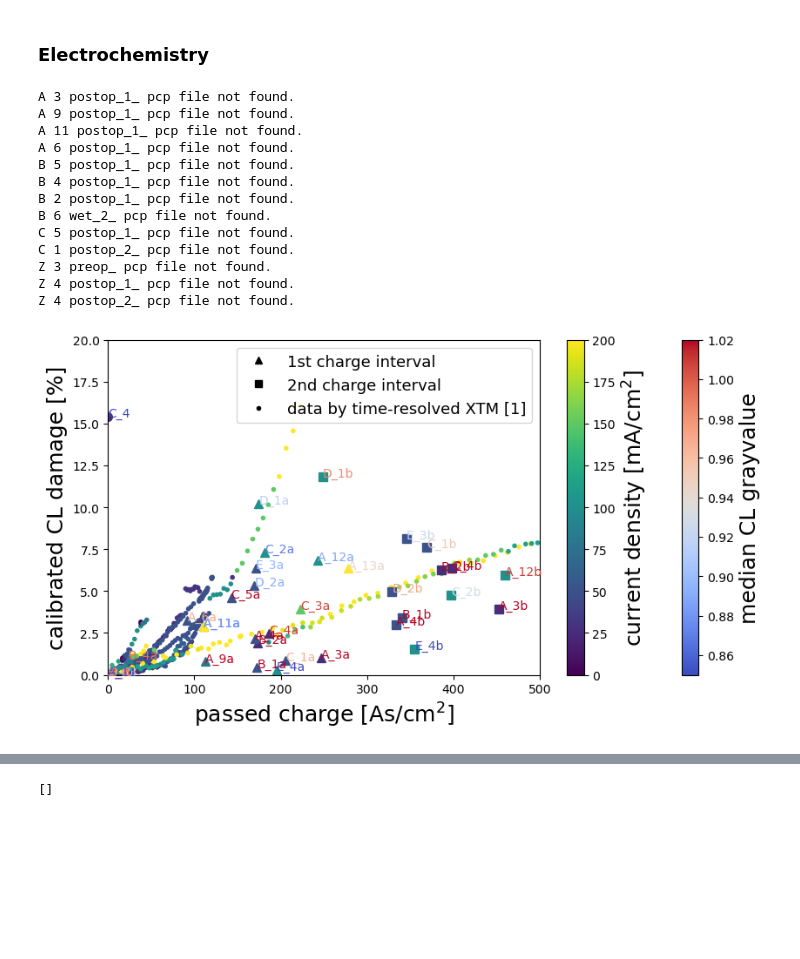
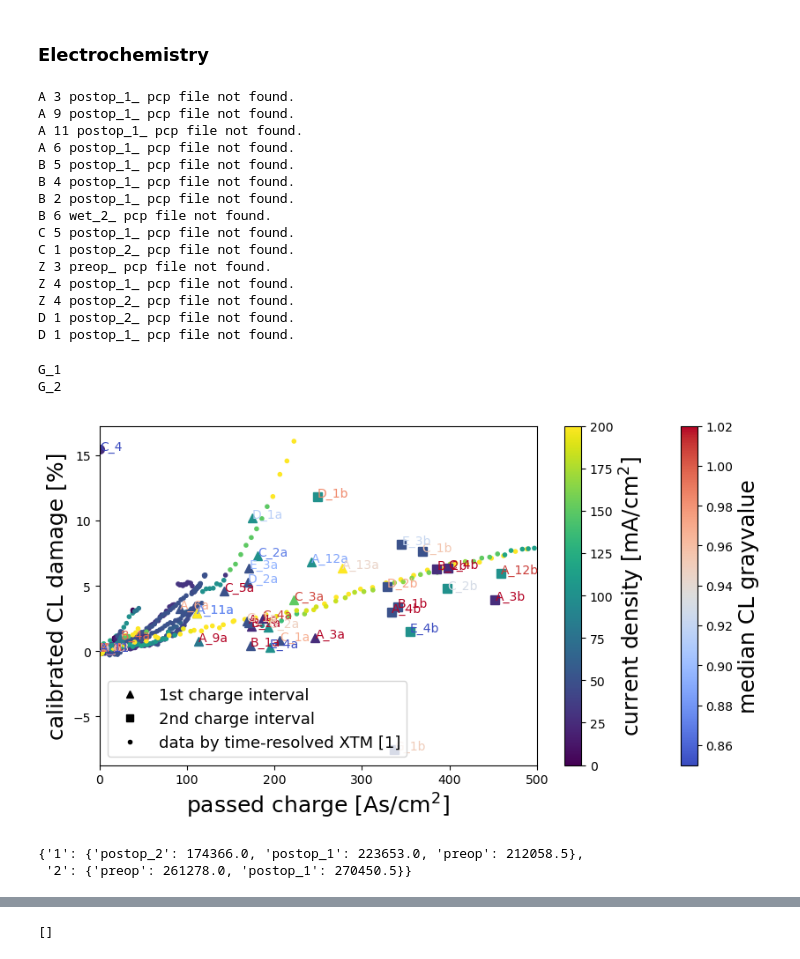
Before and after one commit to Pescatore23/coely_postmortem, a Jupyter notebook: CL_damage.ipynb, the cells around one changed output, grey strips where cells are left out. Saved outputs shown, nothing was run; the diff lists cells and outputs as text; code cells hidden in the pictures; blank space fills up the shorter version.

Commit message:
own training for G series

```diff
--- a/CL_damage.ipynb
+++ b/CL_damage.ipynb
@@ -282,6 +267,9 @@ raw_file_dict = get_raw_files('A',raw_file_dict)
 raw_file_dict = get_raw_files('B',raw_file_dict)
 raw_file_dict =get_raw_files('C',raw_file_dict)
 raw_file_dict =get_raw_files('Z',raw_file_dict)
+raw_file_dict =get_raw_files('D',raw_file_dict)
+raw_file_dict =get_raw_files('E',raw_file_dict)
+raw_file_dict =get_raw_files('G',raw_file_dict)
 # %% [output]
 A 3 postop_1_ pcp file not found.
 A 9 postop_1_ pcp file not found.
@@ -296,6 +284,8 @@ C 1 postop_2_ pcp file not found.
 Z 3 preop_ pcp file not found.
 Z 4 postop_1_ pcp file not found.
 Z 4 postop_2_ pcp file not found.
+D 1 postop_2_ pcp file not found.
+D 1 postop_1_ pcp file not found.
 # %%
 raw_file_dict['A']['3']['postop_1_'] = '/mnt/nas_nanotomData/CT_Data_PSI/FR54/2023_COELY_postmortem/A_series/A_3/A_1_postop_1/A_1_postop_1_.pcp'
 raw_file_dict['A']['9']['postop_1_'] = '/mnt/nas_nanotomData/CT_Data_PSI/FR54/2023_COELY_postmortem/A_series/A_9/A_9_postop/A_9_postop_.pcp'
@@ -310,6 +300,8 @@ raw_file_dict['C']['1']['postop_2_'] = '/mnt/nas_nanotomData/CT_Data_PSI/FR54/20
 raw_file_dict['Z']['3']['preop_'] = '/mnt/nas_nanotomData/CT_Data_PSI/FR54/2023_COELY_postmortem/Z_series/Z_3/Z3_preop/Z3_preop_.pcp'
 raw_file_dict['Z']['4']['postop_1_'] = '/mnt/nas_nanotomData/CT_Data_PSI/FR54/2023_COELY_postmortem/Z_series/Z_4/Z_4_postop1/Z_4_postop1_.pcp'
 raw_file_dict['Z']['4']['postop_2_'] = '/mnt/nas_nanotomData/CT_Data_PSI/FR54/2023_COELY_postmortem/Z_series/Z_4/Z_4_postop2/Z_4_postop2_.pcp'
+raw_file_dict['D']['1']['postop_1_'] = '/mnt/nas_nanotomData/CT_Data_PSI/FR54/2023_COELY_postmortem/D_series/D_1/D_1_postop1/D_1_postop1_.pcp'
+raw_file_dict['D']['1']['postop_2_'] = '/mnt/nas_nanotomData/CT_Data_PSI/FR54/2023_COELY_postmortem/D_series/D_1/D_1_postop2/D_1_postop2_.pcp'
 # %%
 def read_timestamp_from_file(path):
     with open(path) as file:
@@ -375,7 +367,7 @@ for ser in series:
 # %%
 import json
 # %%
-timestamps_and_files_path = os.path.join(toppath, 'CT_EC_linking_ABCDEZ.json')
+timestamps_and_files_path = os.path.join(toppath, 'CT_EC_linking_ABCDEGZ.json')
 # %%
 # with open(timestamps_and_files_path, "w") as outfile:
 #     json.dump(timestamps, outfile,indent = 4)
@@ -477,6 +470,8 @@ def plot_charge_and_abs_damage(ab,I, norm):
 
 def plot_damage_vs_charge(ab,I, norm, ax, norm2,cmap, cmap2):
     ser = ab.split('_')[0]
+    if ser=='G':
+        print(ab)
     sample = ab.split('_')[1]
     baseval = hole_dict[ser][sample]['preop']
     if ab == 'C_4': baseval = 45000
@@ -542,35 +537,42 @@ for ab in current_80_special:
     plot_damage_vs_charge(ab,80, norm, ax, norm2, cmap, cmap2)
     i = i+1
 i = 0
 for ab in current_50_special:
     plot_damage_vs_charge(ab,50, norm, ax, norm2, cmap, cmap2)
     i = i+1
 i = 0
 for ab in current_high_special:
     plot_damage_vs_charge(ab,250,norm, ax, norm2, cmap, cmap2)
     i = i+1
 # plt.legend()
 ax.set_xlabel('passed charge [As/cm$^2$]')
 # plt.ylabel('Q [As/cm2]')
 ax.set_ylabel('calibrated CL damage [%]')
 fig.colorbar(plt.cm.ScalarMappable(norm=norm2, cmap=cmap2),
              ax=ax, label='median CL grayvalue')
 fig.colorbar(plt.cm.ScalarMappable(norm=norm, cmap=cmap),
              ax=ax, label='current density [mA/cm$^2$]')
 
 
 
 # plt.ylim(0)
 m0 = 0.0155
 # linear(m0,5, label = 'initial charge-damage relation')
-plt.ylim(0,20)
+# plt.ylim(0,20)
 plt.xlim(0,500)
 plt.rc('legend', fontsize=13) #fontsize of the legend
 plt.legend()
 plt.rc('axes', labelsize=18) #fontsize of the x and y labels
 # plt.savefig('/mpc/homes/fische_r/paper/07-coely-postmortem/sketch_images/charge_damage_with_tomcat.pdf', bbox_inches='tight')
 # %% [output]
+G_1
+G_2
-[figure, old version]
+[figure, new version]
+# %%
+hole_dict['G']
+# %% [output]
+{'1': {'postop_2': 174366.0, 'postop_1': 223653.0, 'preop': 212058.5},
+ '2': {'preop': 261278.0, 'postop_1': 270450.5}}
 # %%
 med_dict = hole_dict.copy()
 # %%
```
Also changed, not shown: parts of 11 cells of this notebook, 5 other files.
